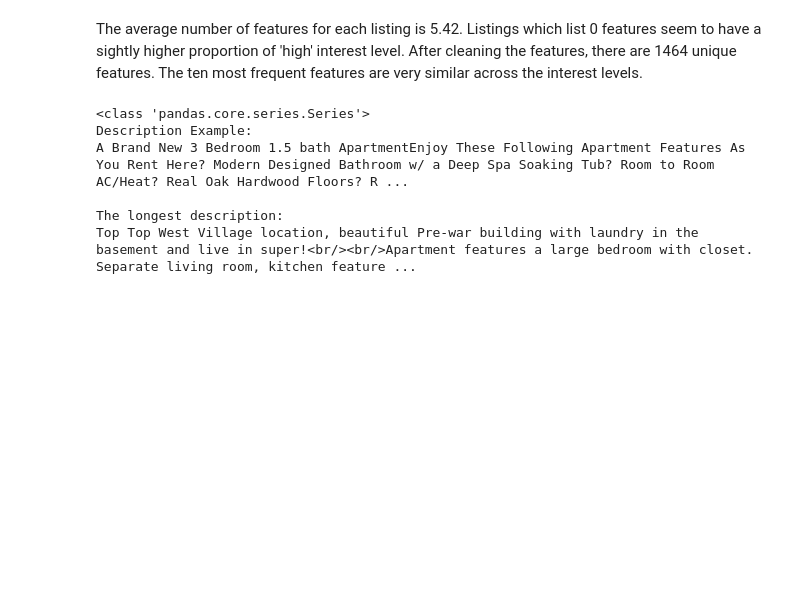
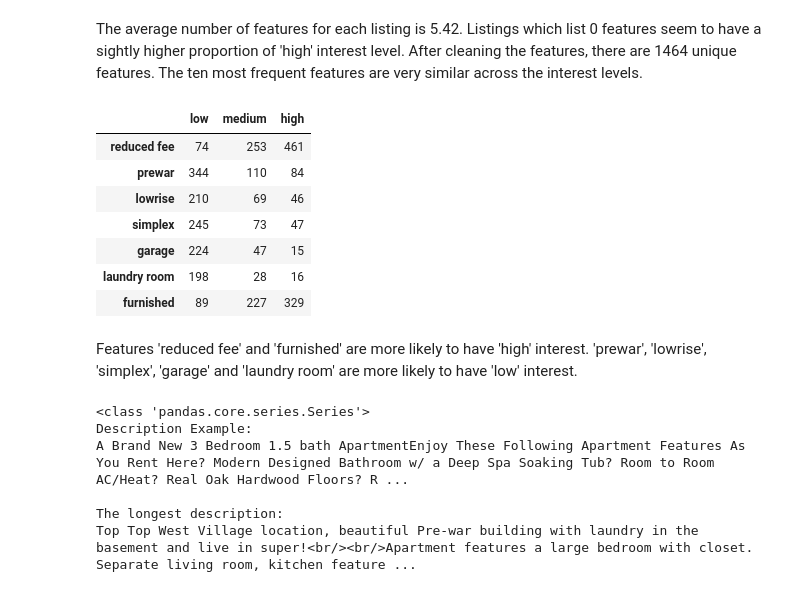
Before and after one commit to al825/Reatal_List_Classification, a Jupyter notebook: data_exploratory_analysis.ipynb, the cells around one changed output. Cells and saved outputs as stored; diff of their text form; code cells hidden in the pictures; blank space fills up the shorter version.

Commit message:
Find the most different features.

```diff
--- a/data_exploratory_analysis.ipynb
+++ b/data_exploratory_analysis.ipynb
@@ -544,6 +537,55 @@ plt.show()
 [figure]
 # %% [markdown]
 The average number of features for each listing is 5.42. Listings which list 0 features seem to have a sightly higher proportion of 'high' interest level. After cleaning the features, there are 1464 unique features. The ten most frequent features are very similar across the interest levels.
+# %%
+# find features which are very different across the 3 interest levels
+def find_DiffFeat(data, sample_size, min_freq, n_iter=10, threshold=0.5, random_state=0):
+    random.seed(random_state)
+    feature_df = pd.DataFrame(columns=('low', 'medium', 'high'))
+    for n in range(n_iter):
+        data_temp = pd.DataFrame(columns=data.columns)
+        for i in ('low', 'medium', 'high'):
+            data_temp = data_temp.append(data[data['interest_level']==i].sample(n=sample_size))
+        for ind in data_temp.index:
+            for f in data_temp.loc[ind, 'features']:
+                if f not in feature_df.index:
+                    if data_temp.loc[ind, 'interest_level'] == 'low':
+                        feature_df = feature_df.append(pd.Series([1, 0, 0], index=('low', 'medium', 'high'), name=f))
+                    elif data_temp.loc[ind, 'interest_level'] == 'medium':
+                        if f == 'dogs allowed':
+                            print (data_temp.loc[ind, 'interest_level'])
+                        feature_df = feature_df.append(pd.Series([0, 1, 0], index=('low', 'medium', 'high'), name=f))
+                    else:
+                        feature_df = feature_df.append(pd.Series([0, 0, 1], index=('low', 'medium', 'high'), name=f))
+                else:
+                    if data_temp.loc[ind, 'interest_level']=='low':
+                        feature_df.loc[f, 'low'] += 1
+                    elif data_temp.loc[ind, 'interest_level']=='medium':
+                        feature_df.loc[f, 'medium'] += 1
+                    else:
+                        feature_df.loc[f, 'high'] += 1
+    feature_df = feature_df[(feature_df['low']+feature_df['medium']+feature_df['high'] >= min_freq) &
+                           ((feature_df['low']/(feature_df['low']+feature_df['medium']+feature_df['high'])>=threshold) |
+                           (feature_df['medium']/(feature_df['low']+feature_df['medium']+feature_df['high'])>=threshold) |
+                           (feature_df['high']/(feature_df['low']+feature_df['medium']+feature_df['high'])>=threshold))]
+    return feature_df
+
+
+
+different_features = find_DiffFeat(train_set, 1000, 200)
+# %%
+different_features
+# %% [output]
+|  | low | medium | high |
+| reduced fee | 74 | 253 | 461 |
+| prewar | 344 | 110 | 84 |
+| lowrise | 210 | 69 | 46 |
+| simplex | 245 | 73 | 47 |
+| garage | 224 | 47 | 15 |
+| laundry room | 198 | 28 | 16 |
+| furnished | 89 | 227 | 329 |
+# %% [markdown]
+Features 'reduced fee' and 'furnished' are more likely to have 'high' interest. 'prewar', 'lowrise', 'simplex', 'garage' and 'laundry room' are more likely to have 'low' interest.
 # %%
 # description
 description = train_set['description'].iloc[0:3]
```
Also changed, not shown: parts of 4 cells of this notebook.
